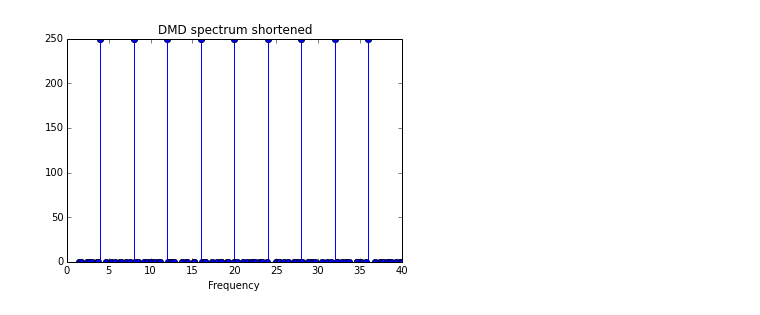
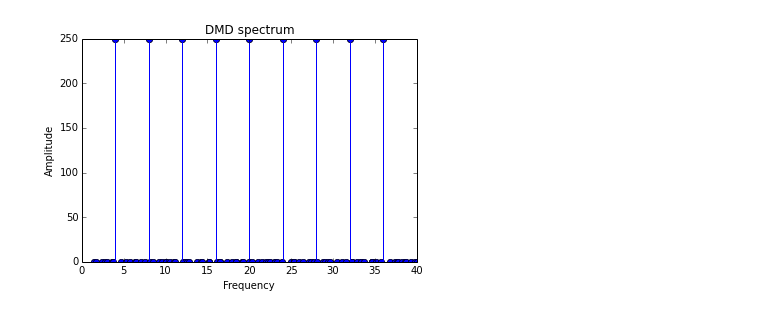
Before and after one commit to kdmarrett/dmd, a Jupyter notebook: readme.ipynb, the cells around one changed output. Cells and saved outputs as stored; diff of their text form; code cells hidden in the pictures.

```diff
--- a/readme.ipynb
+++ b/readme.ipynb
@@ -29,9 +31,11 @@ freqs = freqs[::4]
 print('Freqs: ')
 print(freqs)
 
-X = buildX(freqs, t)
+X = build_signal(freqs, t)
 plt.figure()
 plt.plot(t, X[0,:])
+plt.xlabel('Time (s)')
+plt.ylabel('Amplitude')
 plt.show()
 # %% [output]
 Freqs:
@@ -46,17 +50,18 @@ freq, P = fftPlot(X, dt, freq_max)
 # %%
 stack_factor = 2*len(freqs)
 kwargs = {'dt':dt,
     'scale_modes':True}
 dmd = DMD(**kwargs)
 dmd.fit(X)
 f, P = dmd.spectrum(sort='frequencies')
 
 idx = in_range(f, (1,freq_max))
 plt.figure()
 plt.stem([f[i] for i in idx], [P[i] for i in idx])
-plt.title('DMD spectrum shortened')
+plt.title('DMD spectrum')
 plt.xlabel('Frequency')
+plt.ylabel('Amplitude')
 plt.show()
 plt.close()
 # %% [output]
-[figure, old version]
+[figure, new version]
```
Also changed, not shown: parts of 11 cells of this notebook, 2 other files.
